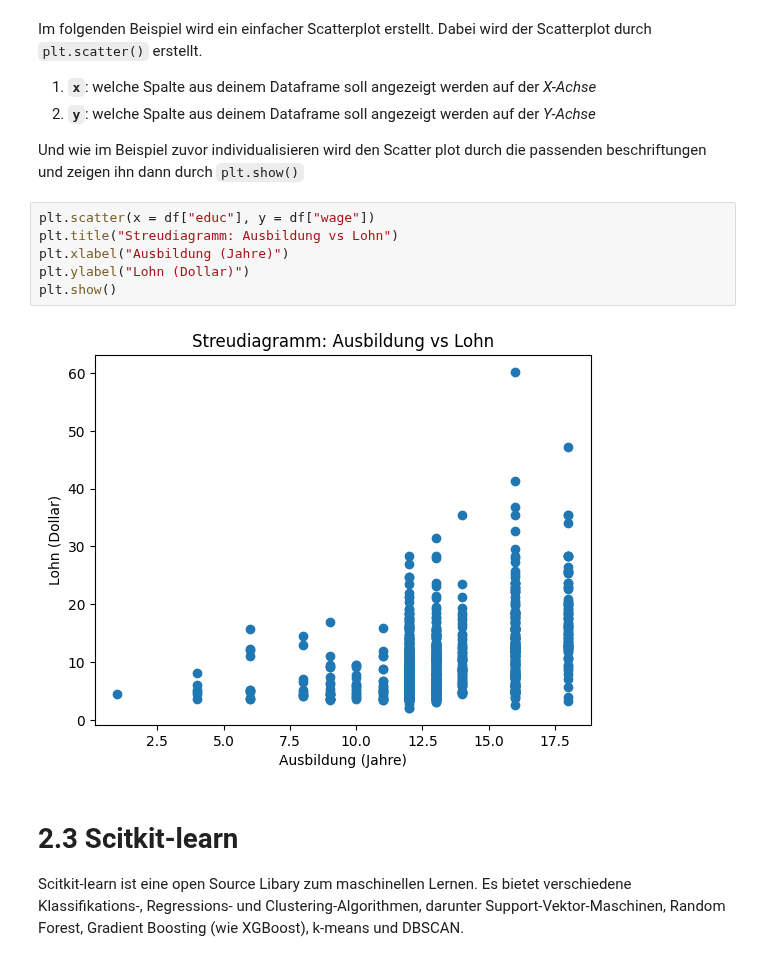
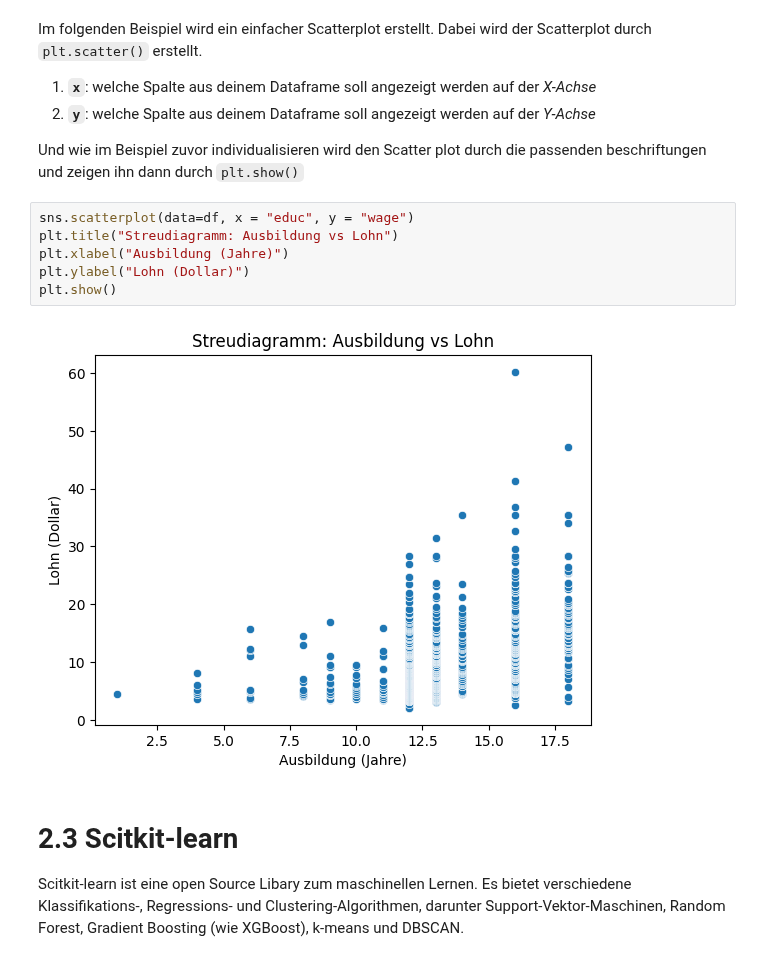
Before and after one commit to RiccardoDAndrea/Python-Crashkurs, a Jupyter notebook: Leitaden.ipynb, the cells around one changed output. Saved outputs shown, nothing was run; the diff lists cells and outputs as text.

```diff
--- a/Leitaden.ipynb
+++ b/Leitaden.ipynb
@@ -886,13 +860,13 @@ Dabei wird der Scatterplot durch `plt.scatter()` erstellt.
 Und wie im Beispiel zuvor individualisieren wird den Scatter plot durch die passenden beschriftungen
 und zeigen ihn dann durch `plt.show()`
 # %%
-plt.scatter(x = df["educ"], y = df["wage"])
+sns.scatterplot(data=df, x = "educ", y = "wage")
 plt.title("Streudiagramm: Ausbildung vs Lohn")
 plt.xlabel("Ausbildung (Jahre)")
 plt.ylabel("Lohn (Dollar)")
 plt.show()
 # %% [output]
-[figure, old version]
+[figure, new version]
 # %% [markdown]
 # 2.3 Scitkit-learn
 
```
Also changed, not shown: parts of 5 cells of this notebook, 1 other file.
